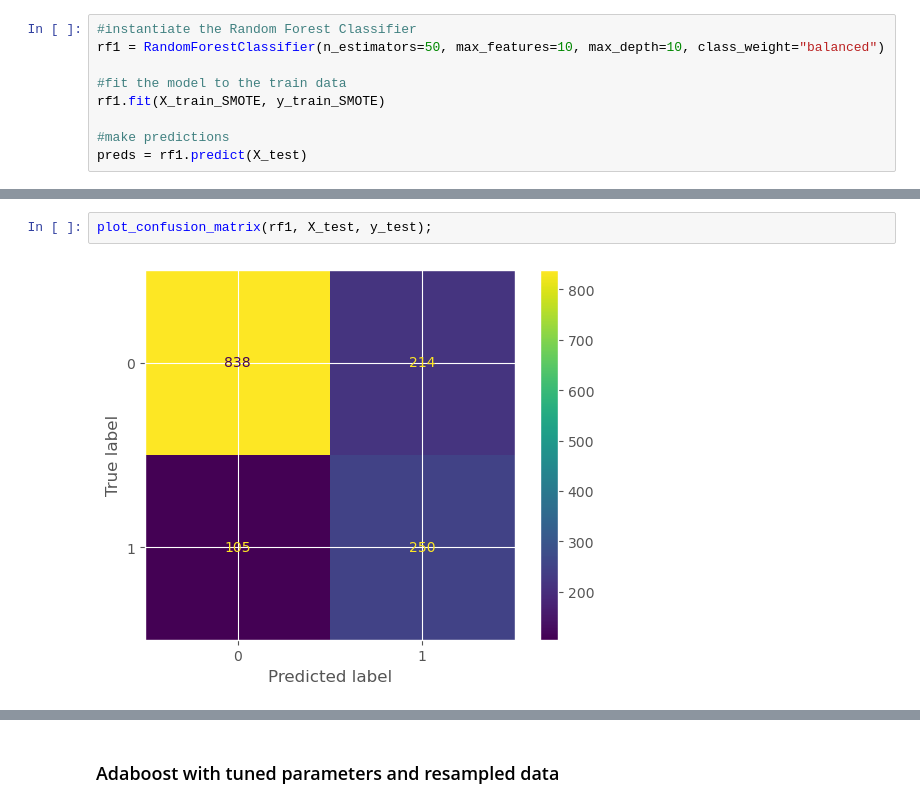
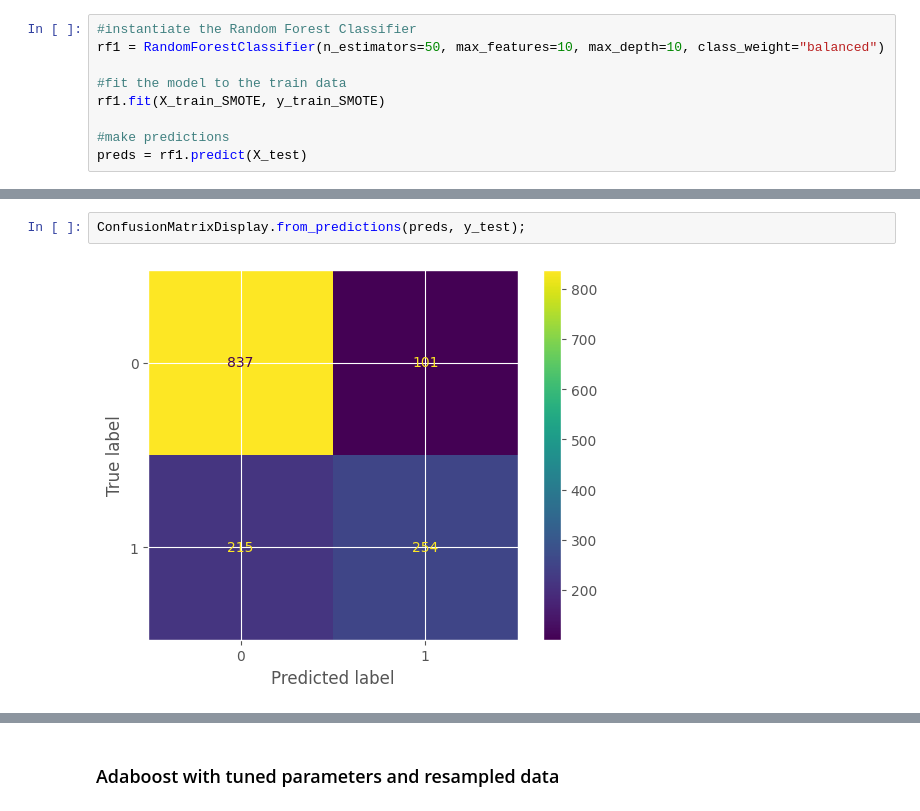
Before and after one commit to penina26/Customer-churn-prediction, a Jupyter notebook: index.ipynb, the cells around one changed output, grey strips where cells are left out. Saved outputs shown, nothing was run; the diff lists cells and outputs as text.

```diff
--- a/index.ipynb
+++ b/index.ipynb
@@ -1104,7 +1109,7 @@ weighted avg       0.80      0.77      0.78      1407
 # %%
-plot_confusion_matrix(rf1, X_test, y_test);
+ConfusionMatrixDisplay.from_predictions(preds, y_test);
 # %% [output]
-[figure, old version]
+[figure, new version]
 # %%
 # Compute the false positive rate, true positive rate and thresholds
 fpr, tpr, thresholds = roc_curve(y_test, preds)
```
Also changed, not shown: parts of 33 cells of this notebook, 13 other files.
